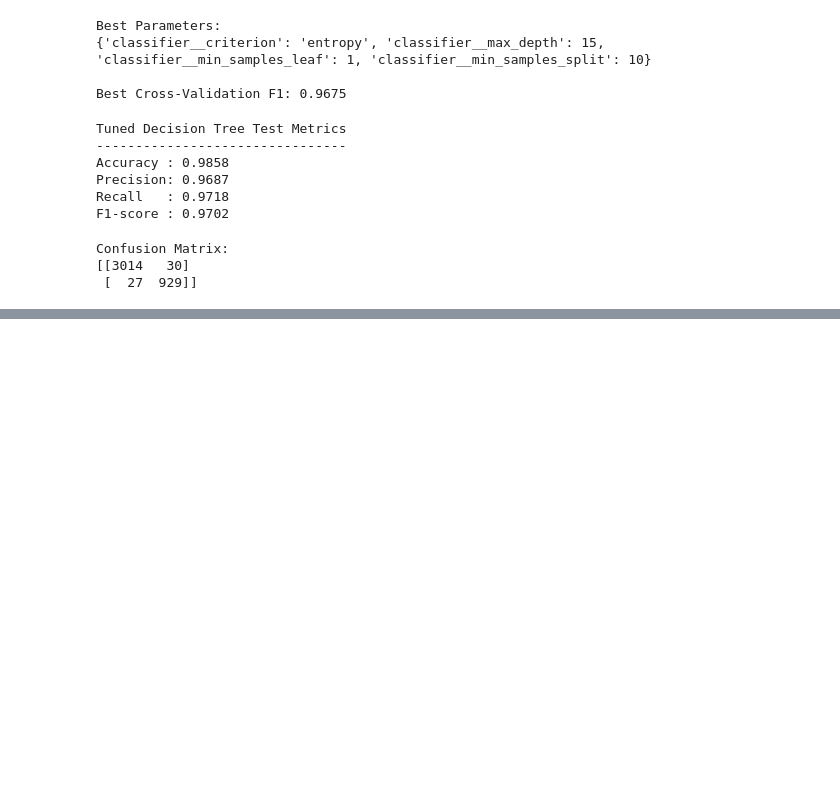
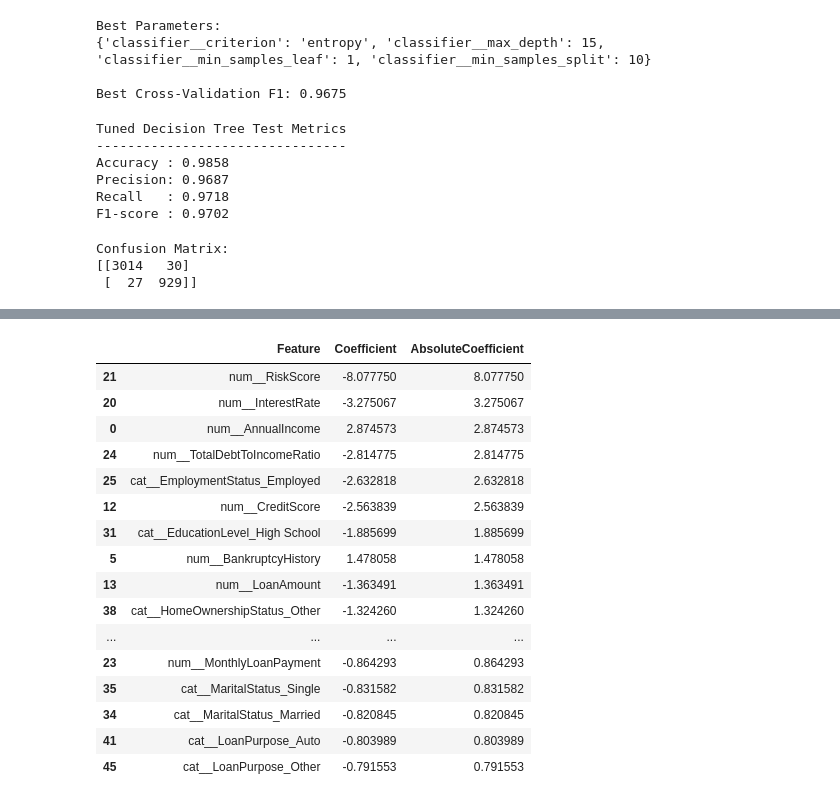
Before and after one commit to abilash3232-byte/CMP7005-PROGRAMMING-FOR-DATA-ANALYSIS, a Jupyter notebook: notebooks/CMP7005_ML.ipynb, the cells around one changed output, grey strips where cells are left out. Drawn from its saved outputs; the diff is of its cells as text; code cells hidden in the pictures; blank space fills up the shorter version.

Commit message:
Complete machine learning models and evaluation

```diff
--- a/notebooks/CMP7005_ML.ipynb
+++ b/notebooks/CMP7005_ML.ipynb
@@ -706,0 +758,4 @@ Confusion Matrix:
+# %%
+logistic_pipeline.fit(X_train, y_train)
+
+print("Logistic Regression training completed.")
@@ -706,0 +879,14 @@ Confusion Matrix:
+# %%
+lr_grid_search = GridSearchCV(
+    estimator=logistic_pipeline,
+    param_grid=lr_param_grid,
+    scoring="f1",
+    cv=5,
+    n_jobs=-1,
+    verbose=1
+)
+# %%
+lr_grid_search.fit(
+    X_train,
+    y_train
+)
@@ -706,0 +925,2 @@ Confusion Matrix:
+# %%
+best_lr_model = lr_grid_search.best_estimator_
@@ -706,0 +1049,44 @@ Confusion Matrix:
+# %%
+# Get the fitted preprocessor and classifier
+fitted_preprocessor = best_lr_model.named_steps["preprocessor"]
+fitted_logistic = best_lr_model.named_steps["classifier"]
+
+# Get feature names after preprocessing
+feature_names = fitted_preprocessor.get_feature_names_out()
+
+# Get Logistic Regression coefficients
+coefficients = fitted_logistic.coef_[0]
+
+coefficient_df = pd.DataFrame({
+    "Feature": feature_names,
+    "Coefficient": coefficients
+})
+
+coefficient_df["AbsoluteCoefficient"] = (
+    coefficient_df["Coefficient"].abs()
+)
+
+coefficient_df = coefficient_df.sort_values(
+    "AbsoluteCoefficient",
+    ascending=False
+)
+
+coefficient_df.head(20)
+# %% [output]
+|  | Feature | Coefficient | AbsoluteCoefficient |
+| 21 | num__RiskScore | -8.077750 | 8.077750 |
+| 20 | num__InterestRate | -3.275067 | 3.275067 |
+| 0 | num__AnnualIncome | 2.874573 | 2.874573 |
+| 24 | num__TotalDebtToIncomeRatio | -2.814775 | 2.814775 |
+| 25 | cat__EmploymentStatus_Employed | -2.632818 | 2.632818 |
+| 12 | num__CreditScore | -2.563839 | 2.563839 |
+| 31 | cat__EducationLevel_High School | -1.885699 | 1.885699 |
+| 5 | num__BankruptcyHistory | 1.478058 | 1.478058 |
+| 13 | num__LoanAmount | -1.363491 | 1.363491 |
+| 38 | cat__HomeOwnershipStatus_Other | -1.324260 | 1.324260 |
+| ... | ... | ... | ... |
+| 23 | num__MonthlyLoanPayment | -0.864293 | 0.864293 |
+| 35 | cat__MaritalStatus_Single | -0.831582 | 0.831582 |
+| 34 | cat__MaritalStatus_Married | -0.820845 | 0.820845 |
+| 41 | cat__LoanPurpose_Auto | -0.803989 | 0.803989 |
+| 45 | cat__LoanPurpose_Other | -0.791553 | 0.791553 |
```
Also changed, not shown: parts of 29 cells of this notebook, 1 other file.
